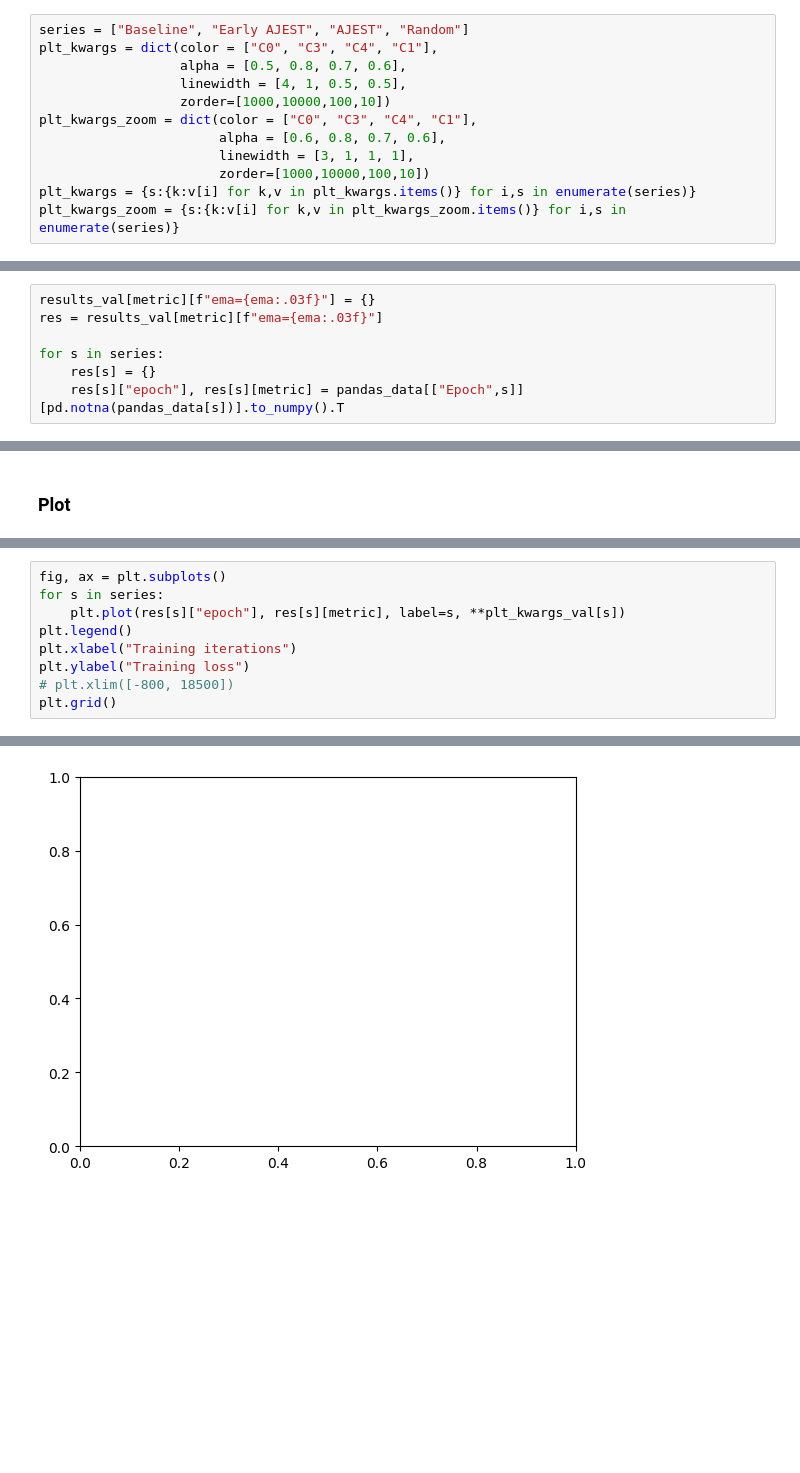
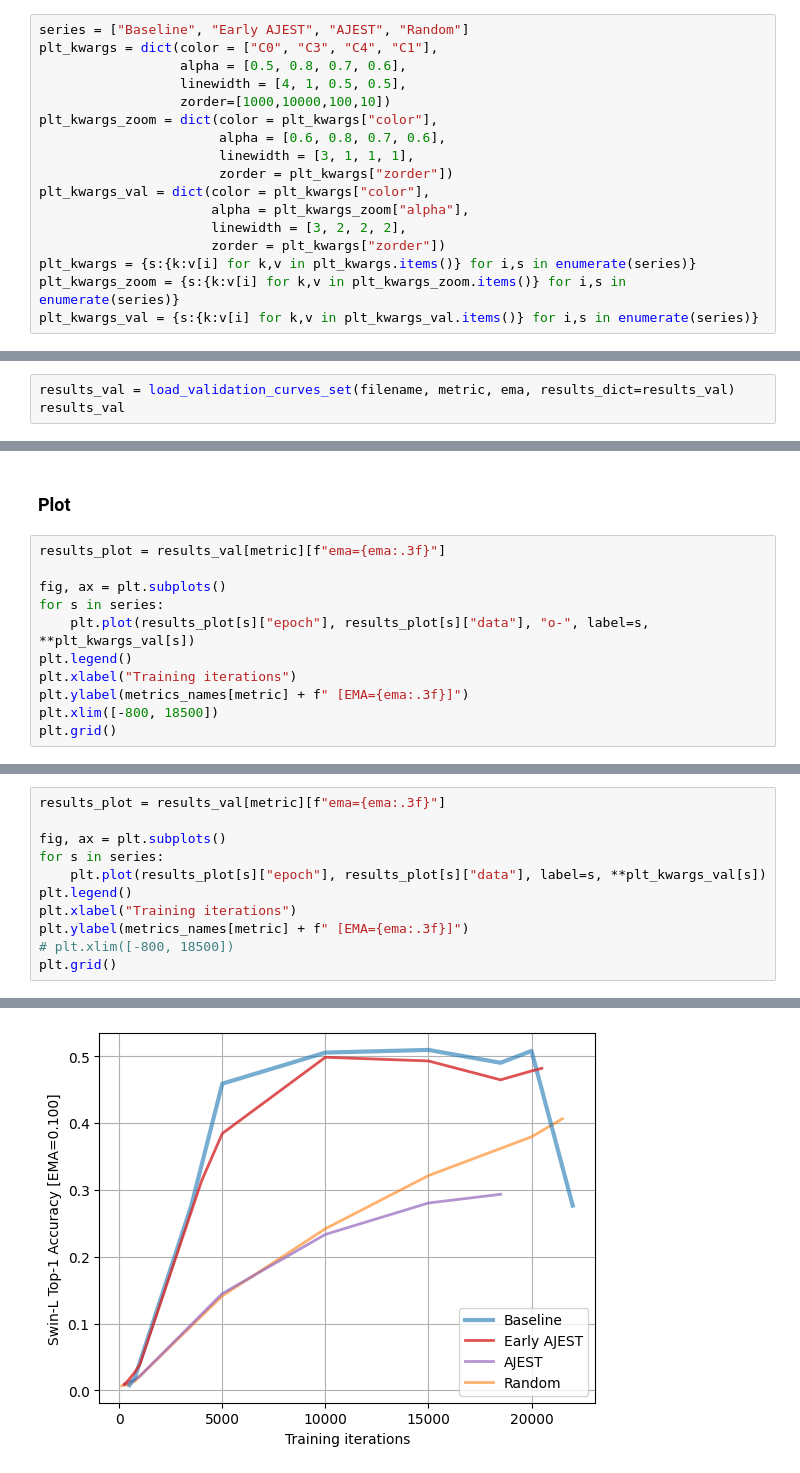
Before and after one commit to 0xInfty/Autoguided, a Jupyter notebook: Images/analysis/LossCurves.ipynb, the cells around one changed output, grey strips where cells are left out. Drawn from its saved outputs; the diff is of its cells as text; blank space fills up the shorter version.

Commit message:
Function to load validation curves set [M1]

```diff
--- a/Images/analysis/LossCurves.ipynb
+++ b/Images/analysis/LossCurves.ipynb
@@ -20,12 +20,17 @@ plt_kwargs = dict(color = ["C0", "C3", "C4", "C1"],
                   alpha = [0.5, 0.8, 0.7, 0.6],
                   linewidth = [4, 1, 0.5, 0.5],
                   zorder=[1000,10000,100,10])
-plt_kwargs_zoom = dict(color = ["C0", "C3", "C4", "C1"],
+plt_kwargs_zoom = dict(color = plt_kwargs["color"],
                        alpha = [0.6, 0.8, 0.7, 0.6],
                        linewidth = [3, 1, 1, 1],
-                       zorder=[1000,10000,100,10])
+                       zorder = plt_kwargs["zorder"])
+plt_kwargs_val = dict(color = plt_kwargs["color"],
+                      alpha = plt_kwargs_zoom["alpha"],
+                      linewidth = [3, 2, 2, 2],
+                      zorder = plt_kwargs["zorder"])
 plt_kwargs = {s:{k:v[i] for k,v in plt_kwargs.items()} for i,s in enumerate(series)}
 plt_kwargs_zoom = {s:{k:v[i] for k,v in plt_kwargs_zoom.items()} for i,s in enumerate(series)}
+plt_kwargs_val = {s:{k:v[i] for k,v in plt_kwargs_val.items()} for i,s in enumerate(series)}
 # %%
 metrics = ["fid", "fd", "top1", "top5"]
 metrics_names = {"fid":"FID", "fd":"FD-DINOv2", "top1":"Swin-L Top-1 Accuracy", "top5":"Swin-L Top-5 Accuracy"}
@@ -514,7 +492,3 @@ pandas_data
-# %%
-results_val[metric][f"ema={ema:.03f}"] = {}
-res = results_val[metric][f"ema={ema:.03f}"]
-
-for s in series:
-    res[s] = {}
-    res[s]["epoch"], res[s][metric] = pandas_data[["Epoch",s]][pd.notna(pandas_data[s])].to_numpy().T
+# %%
+results_val = load_validation_curves_set(filename, metric, ema, results_dict=results_val)
+results_val
@@ -521,2 +514,13 @@ for s in series:
 # %% [markdown]
 ### Plot
+# %%
+results_plot = results_val[metric][f"ema={ema:.3f}"]
+
+fig, ax = plt.subplots()
+for s in series:
+    plt.plot(results_plot[s]["epoch"], results_plot[s]["data"], "o-", label=s, **plt_kwargs_val[s])
+plt.legend()
+plt.xlabel("Training iterations")
+plt.ylabel(metrics_names[metric] + f" [EMA={ema:.3f}]")
+plt.xlim([-800, 18500])
+plt.grid()
@@ -523,10 +529,12 @@ for s in series:
 # %%
+results_plot = results_val[metric][f"ema={ema:.3f}"]
+
 fig, ax = plt.subplots()
 for s in series:
-    plt.plot(res[s]["epoch"], res[s][metric], label=s, **plt_kwargs_val[s])
+    plt.plot(results_plot[s]["epoch"], results_plot[s]["data"], label=s, **plt_kwargs_val[s])
 plt.legend()
 plt.xlabel("Training iterations")
-plt.ylabel("Training loss")
+plt.ylabel(metrics_names[metric] + f" [EMA={ema:.3f}]")
 # plt.xlim([-800, 18500])
 plt.grid()
 # %% [output]
@@ -534 +541 @@ KeyError: 'Baseline'
-[figure, old version]
+[figure, new version]
```
Also changed, not shown: parts of 12 cells of this notebook.
